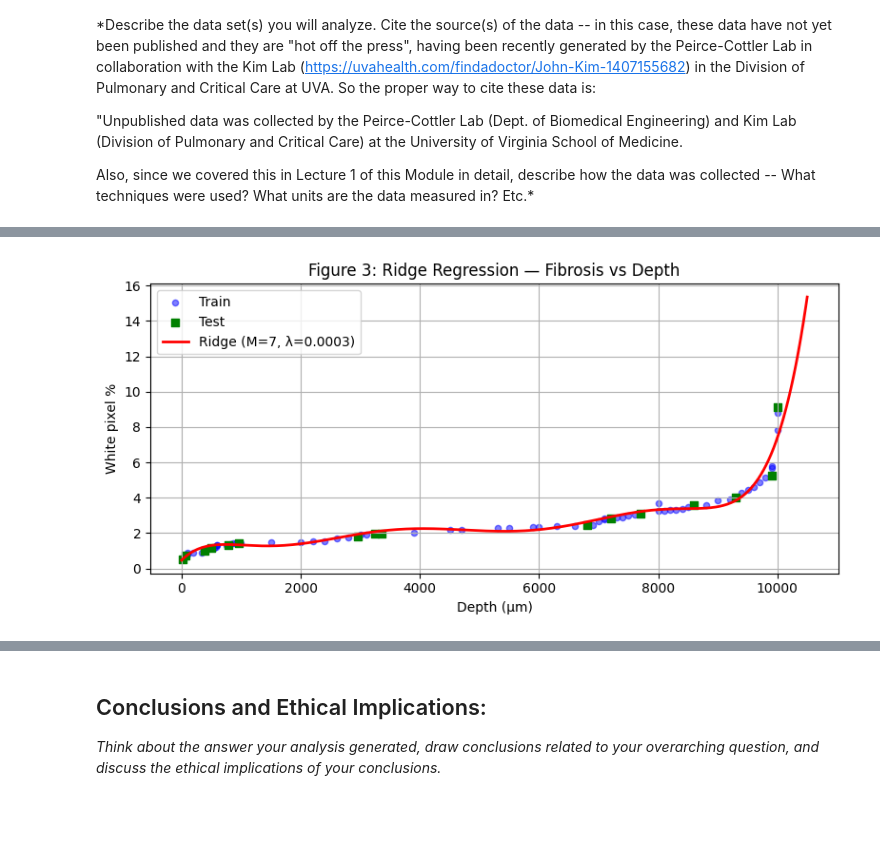
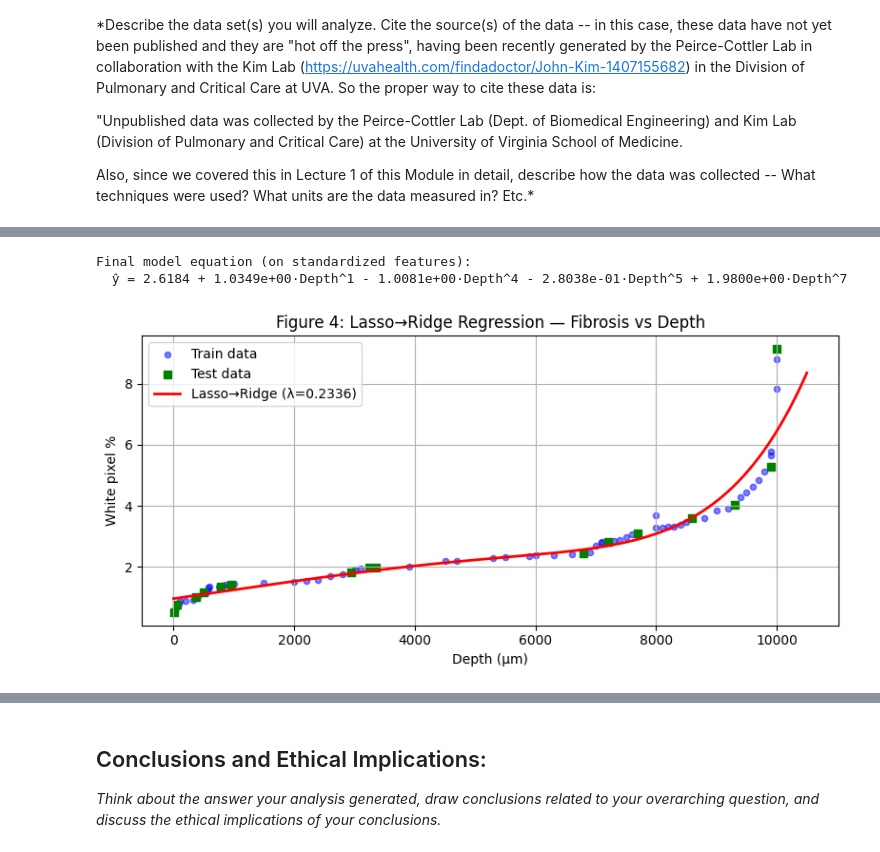
Before and after one commit to aryanmhaskar/Module-3-Fibrosis, a Jupyter notebook: Module 3 Template.ipynb, the cells around one changed output, grey strips where cells are left out. Saved outputs shown, nothing was run; the diff lists cells and outputs as text; code cells hidden in the pictures; blank space fills up the shorter version.

```diff
--- a/Module 3 Template.ipynb
+++ b/Module 3 Template.ipynb
@@ -111,17 +192,28 @@ To improve prediction accuracy, we next fit a **polynomial regression model with
 # %%
+# ─── Load the metadata file mapping image filenames to their tissue depths ───
 meta = pd.read_csv('Filenames and Depths for Students.csv')
-meta.columns = ['Filename', 'Depth']
+meta.columns = ['Filename', 'Depth']  # Standardize column names
 
+# ─── Analyze every image: compute white pixel percentage for each ───
 results = []
 for _, row in meta.iterrows():
     w, b, pct = analyze_image(row['Filename'])
-    results.append({'Filename': row['Filename'], 'Depth': row['Depth'],
-                    'White': w, 'Black': b, 'White_pct': pct})
+    results.append({
+        'Filename': row['Filename'],
+        'Depth': row['Depth'],       # Tissue depth in micrometers
+        'White': w,                    # Number of white (fibrotic) pixels
+        'Black': b,                    # Number of black (non-fibrotic) pixels
+        'White_pct': pct              # Percentage of fibrotic area
+    })
 
+# ─── Store results in a DataFrame and save to CSV for reproducibility ───
 df = pd.DataFrame(results)
 df.to_csv('Percent_White_Pixels_All.csv', index=False)
 print(f'Analyzed {len(df)} images.')
+print(f'Depth range: {df["Depth"].min()} – {df["Depth"].max()} μm')
+print(f'Fibrosis range: {df["White_pct"].min():.2f}% – {df["White_pct"].max():.2f}%')
 
+# ─── Scatter plot: fibrosis vs depth for all images ───
 fig, ax = plt.subplots(figsize=(8, 4))
 ax.scatter(df['Depth'], df['White_pct'], color='blue', alpha=0.6, s=20)
 ax.set_xlabel('Depth (μm)')
@@ -181,30 +451,43 @@ Cross-validation R² = 0.9398
 # %%
-# Fit final model with optimal hyperparameters
-poly_final = PolynomialFeatures(degree=best_M)
-X_train_poly = poly_final.fit_transform(X_train)
-X_test_poly = poly_final.transform(X_test)
+# ─── Fit the final Lasso→Ridge model with optimal λ ───
+final_model = Ridge(alpha=best_lambda)
+final_model.fit(X_train_selected, y_train)
 
-final_model = Ridge(alpha=best_lambda)
-final_model.fit(X_train_poly, y_train)
+# Generate predictions for train and test sets
+y_train_pred = final_model.predict(X_train_selected)
+y_test_pred = final_model.predict(X_test_selected)
 
-y_train_pred = final_model.predict(X_train_poly)
-y_test_pred = final_model.predict(X_test_poly)
+# ─── Print the final model equation for interpretability ───
+print("Final model equation (on standardized features):")
+terms = [f"{final_model.intercept_:.4f}"]
+for name, coef in zip(selected_names, final_model.coef_):
+    sign = "+" if coef >= 0 else "-"
+    terms.append(f"{sign} {abs(coef):.4e}·{name}")
+print("  ŷ = " + " ".join(terms))
 
-# Plot
+# ─── Visualization: regression curve overlaid on data ───
+# Generate smooth curve across the full depth range
 x_plot = np.linspace(0, 10500, 500).reshape(-1, 1)
-y_plot = final_model.predict(poly_final.transform(x_plot))
+# Transform plot points through the same pipeline: poly → scale → select
+x_plot_poly = poly_all.transform(x_plot)
+x_plot_scaled = scaler.transform(x_plot_poly)
+x_plot_selected = x_plot_scaled[:, selected_mask]
+y_plot = final_model.predict(x_plot_selected)
 
 fig, ax = plt.subplots(figsize=(8, 4))
-ax.scatter(X_train, y_train, color='blue', alpha=0.5, s=20, label='Train')
-ax.scatter(X_test, y_test, color='green', marker='s', s=30, label='Test')
-ax.plot(x_plot, y_plot, 'r-', linewidth=2, label=f'Ridge (M={best_M}, \u03bb={best_lambda:.4f})')
+ax.scatter(X_train, y_train, color='blue', alpha=0.5, s=20, label='Train data')
+ax.scatter(X_test, y_test, color='green', marker='s', s=30, label='Test data')
+ax.plot(x_plot, y_plot, 'r-', linewidth=2,
+        label=f'Lasso→Ridge (λ={best_lambda:.4f})')
 ax.set_xlabel('Depth (μm)')
 ax.set_ylabel('White pixel %')
-ax.set_title('Figure 3: Ridge Regression — Fibrosis vs Depth')
+ax.set_title('Figure 4: Lasso→Ridge Regression — Fibrosis vs Depth')
 ax.legend()
 ax.grid(True)
 plt.tight_layout()
 plt.show()
 # %% [output]
+Final model equation (on standardized features):
+  ŷ = 2.6184 + 1.0349e+00·Depth^1 - 1.0081e+00·Depth^4 - 2.8038e-01·Depth^5 + 1.9800e+00·Depth^7
-[figure, old version]
+[figure, new version]
 # %%
```
Also changed, not shown: parts of 23 cells of this notebook.
